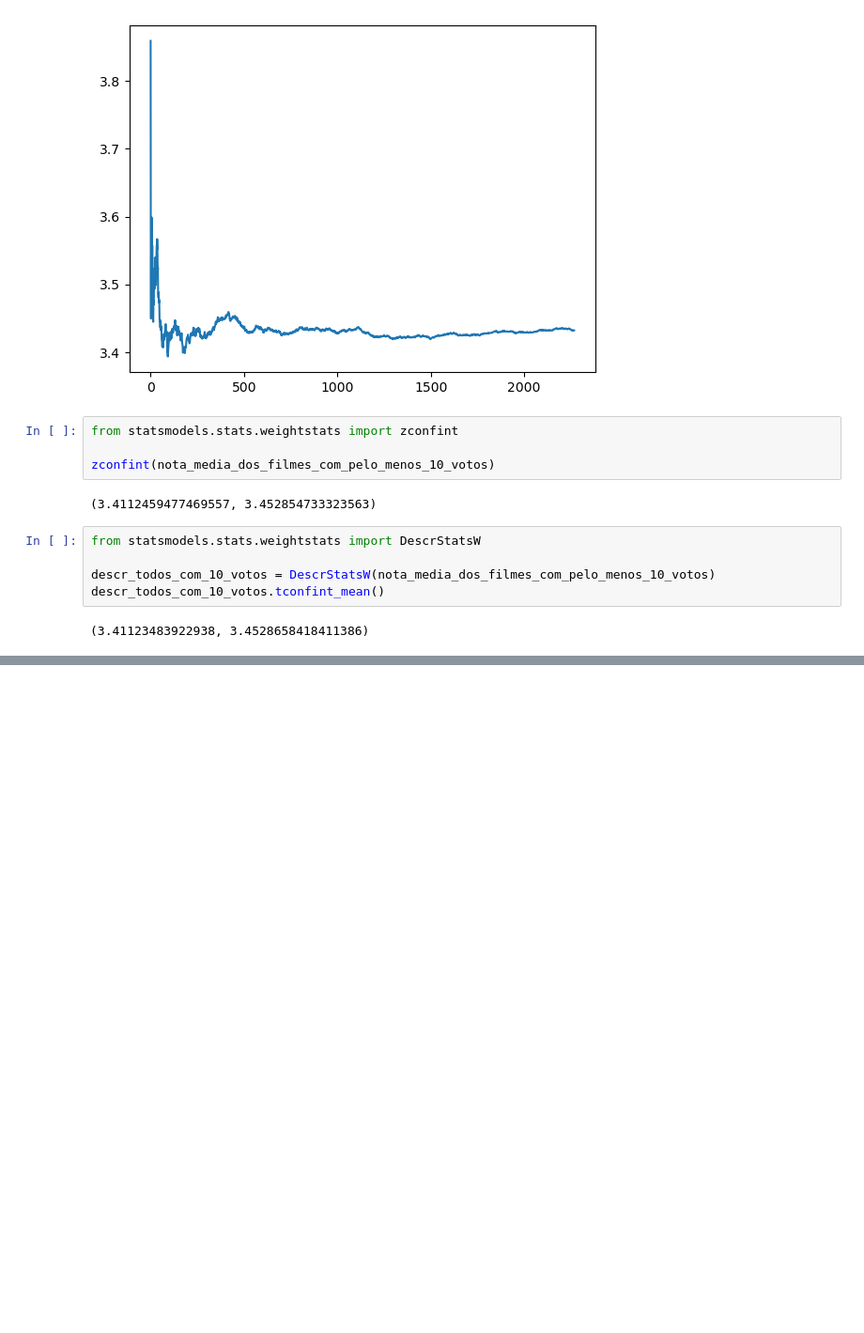
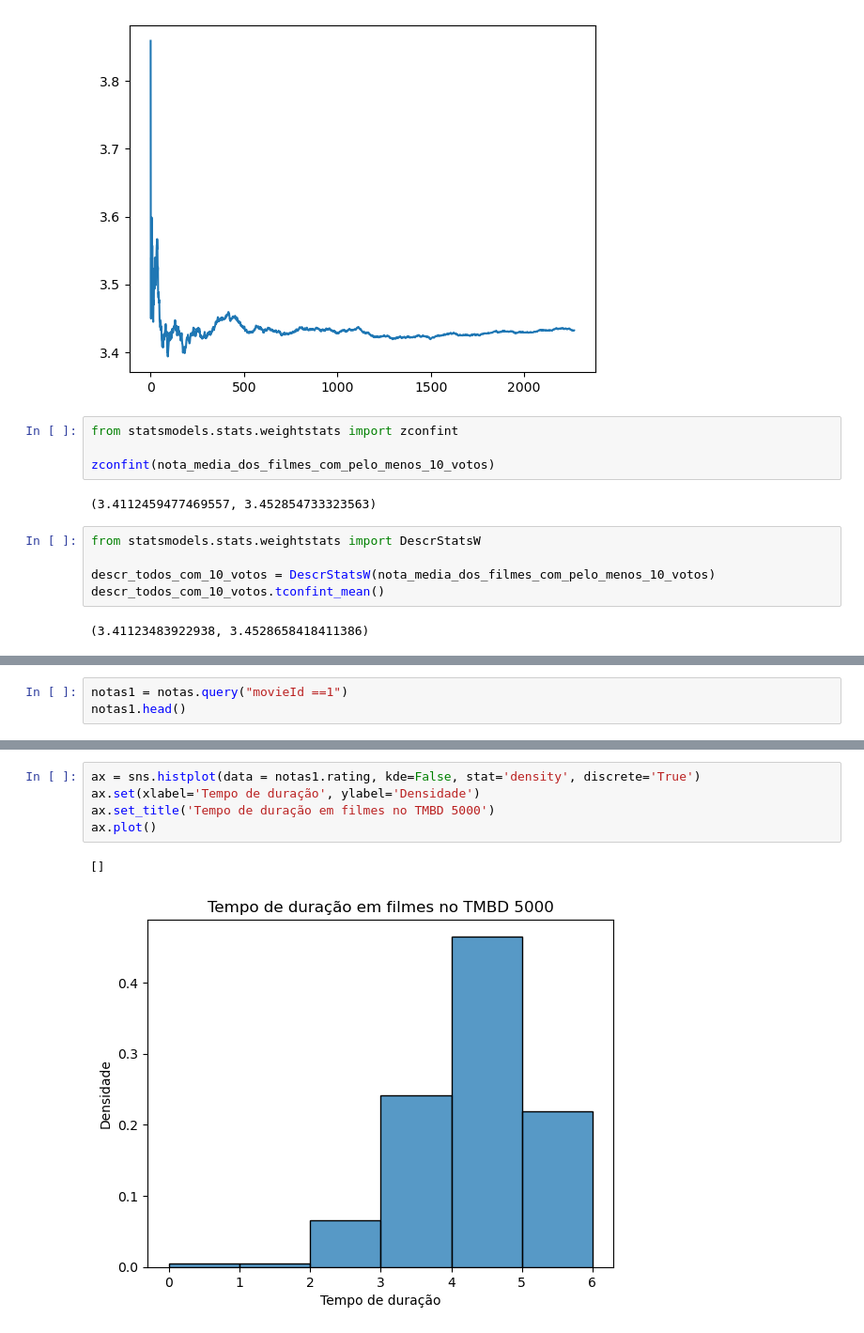
Before and after one commit to ledsouza/data-science-introducao-a-testes-estatisticos-com-python, a Jupyter notebook: DataScience_introducao_a_testes.ipynb, the cells around one changed output, grey strips where cells are left out. Shown: that part at 94% size. Saved outputs shown, nothing was run; the diff lists cells and outputs as text; blank space fills up the shorter version.

```diff
--- a/DataScience_introducao_a_testes.ipynb
+++ b/DataScience_introducao_a_testes.ipynb
@@ -271,0 +280,3 @@ descr_todos_com_10_votos.tconfint_mean()
+# %%
+notas1 = notas.query("movieId ==1")
+notas1.head()
@@ -271,0 +290,8 @@ descr_todos_com_10_votos.tconfint_mean()
+# %%
+ax = sns.histplot(data = notas1.rating, kde=False, stat='density', discrete='True')
+ax.set(xlabel='Tempo de duração', ylabel='Densidade')
+ax.set_title('Tempo de duração em filmes no TMBD 5000')
+ax.plot()
+# %% [output]
+[]
+[figure, added]
```
Also changed, not shown: parts of 8 cells of this notebook.
